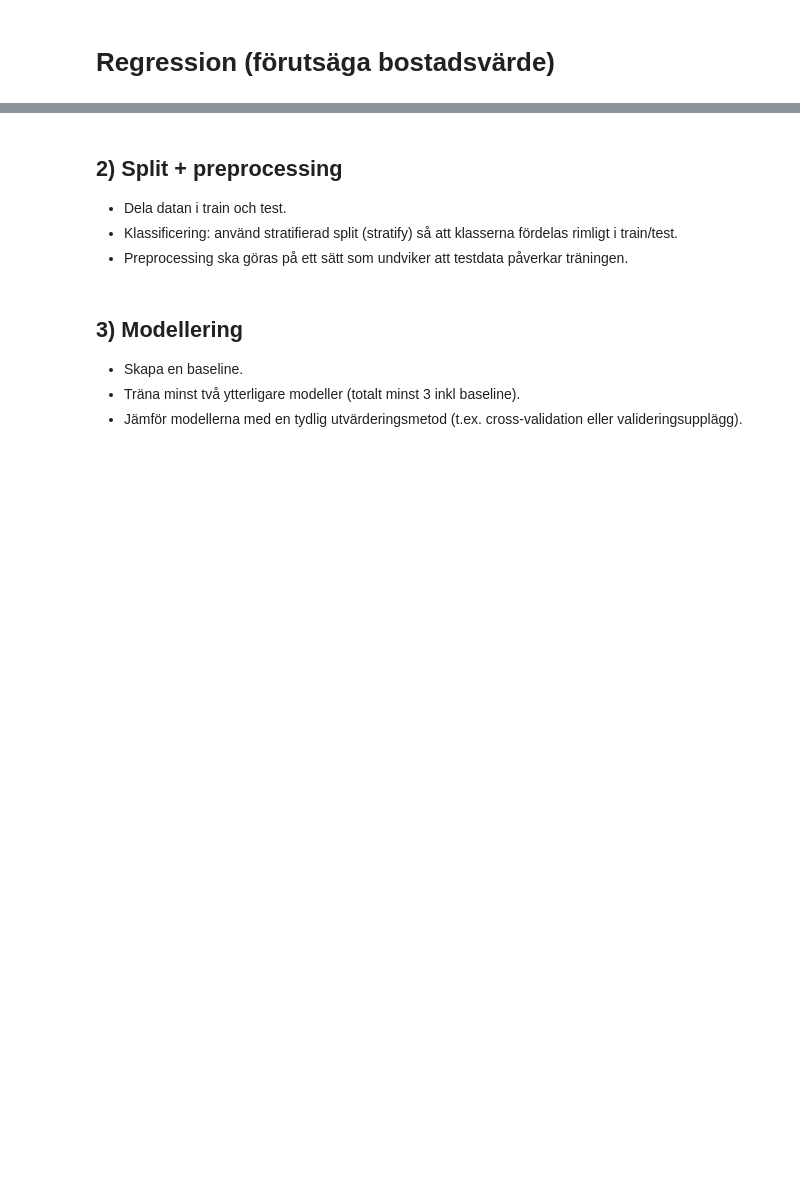
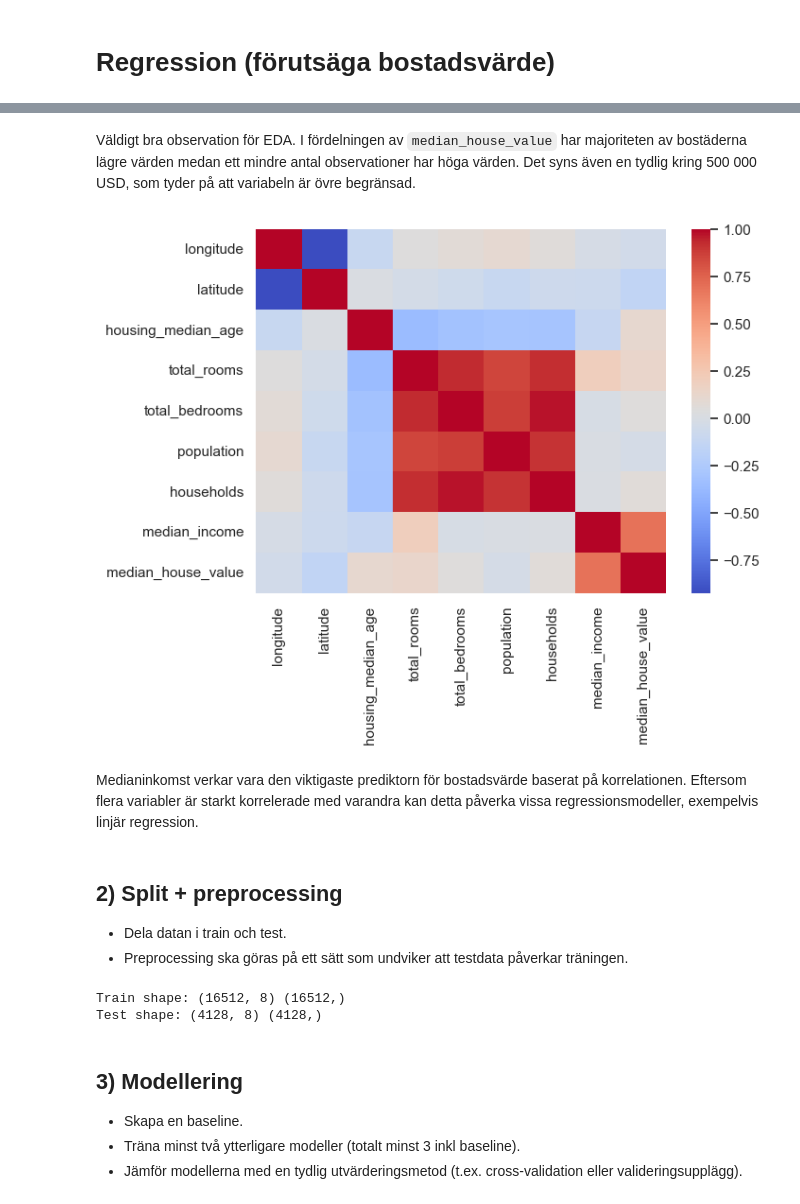
Before and after one commit to KataBeh/California-Housing, a Jupyter notebook: ML_Uppgift1_Katarina_Behrami.ipynb, the cells around one changed output, grey strips where cells are left out. Drawn from its saved outputs; the diff is of its cells as text; code cells hidden in the pictures; blank space fills up the shorter version.

Commit message:
Fixed EDA and Split

```diff
--- a/ML_Uppgift1_Katarina_Behrami.ipynb
+++ b/ML_Uppgift1_Katarina_Behrami.ipynb
@@ -23,9 +92,44 @@ from sklearn.metrics import mean_absolute_error, mean_squared_error, r2_score, r
+# %% [markdown]
+Väldigt bra observation för EDA. I fördelningen av `median_house_value` har majoriteten av bostäderna lägre värden medan ett mindre antal observationer har höga värden. Det syns även en tydlig kring 500 000 USD, som tyder på att variabeln är övre begränsad.
+# %%
+plt.figure(figsize=(7, 5))
+sns.heatmap(df.corr(numeric_only=True), annot=False, cmap="coolwarm")
+plt.show()
+# %% [output]
+[figure, added]
+# %% [markdown]
+Medianinkomst verkar vara den viktigaste prediktorn för bostadsvärde baserat på korrelationen. Eftersom flera variabler är starkt korrelerade med varandra kan detta påverka vissa regressionsmodeller, exempelvis linjär regression.
 # %% [markdown]
 ## 2) Split + preprocessing
 
 - Dela datan i train och test.
-- Klassificering: använd stratifierad split (stratify) så att klasserna fördelas rimligt i train/test.
 - Preprocessing ska göras på ett sätt som undviker att testdata påverkar träningen.
+# %%
+target_column_name = "median_house_value"
+
+X_full = df.drop(columns=[target_column_name, "ocean_proximity"])
+y_full = df[target_column_name]
+
+X_train, X_test, y_train, y_test = train_test_split(
+    X_full,
+    y_full,
+    test_size=0.2,          # jag tar 20% av datan som test
+    random_state=42
+)
+
+print("Train shape:", X_train.shape, y_train.shape)
+print("Test shape:", X_test.shape, y_test.shape)
+
+preprocessing = Pipeline([
+    ("imputer", SimpleImputer(strategy="median")),
+    ("scaler", StandardScaler())
+])
+
+X_train = preprocessing.fit_transform(X_train)
+X_test = preprocessing.transform(X_test)
+# %% [output]
+Train shape: (16512, 8) (16512,)
+Test shape: (4128, 8) (4128,)
 # %% [markdown]
 ## 3) Modellering
 
```
Also changed, not shown: parts of 14 cells of this notebook.
